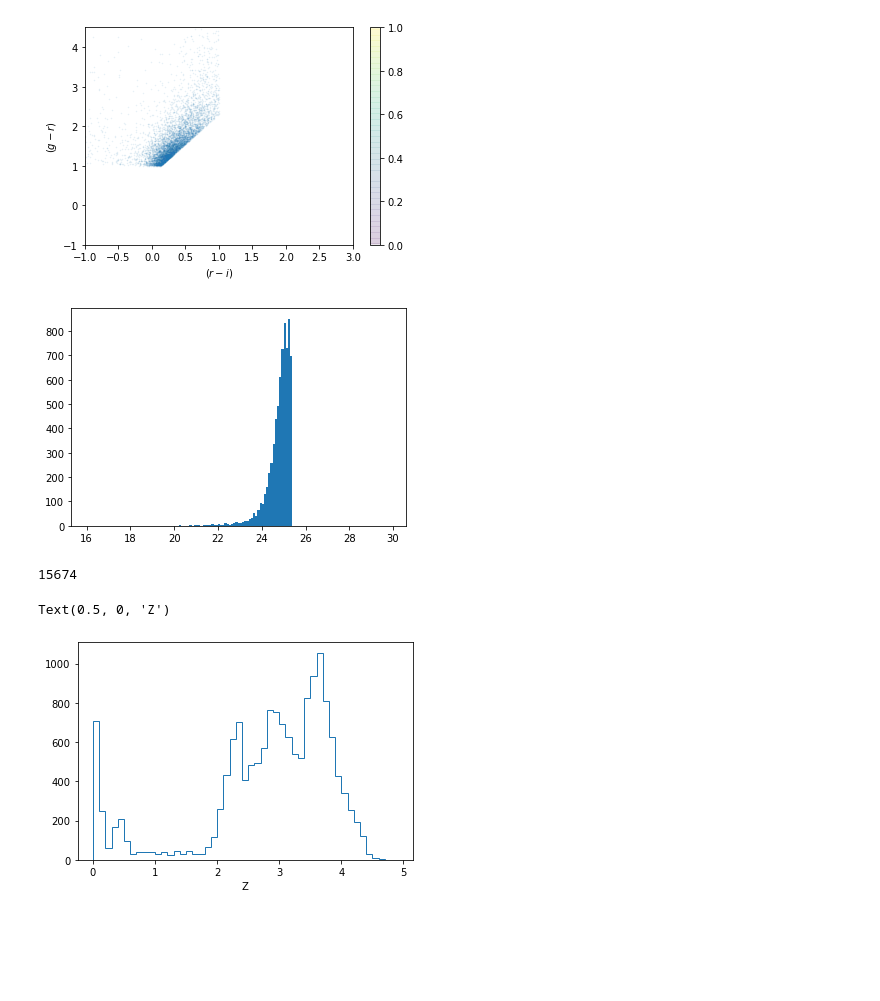
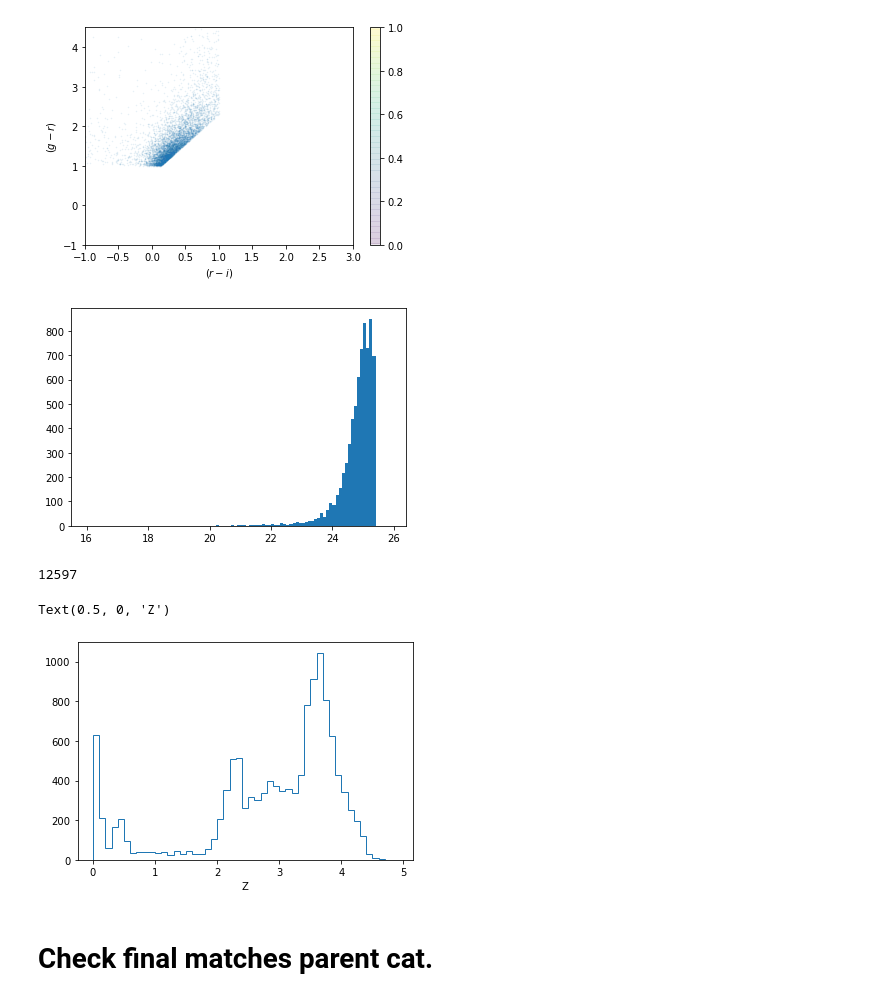
Before and after one commit to michaelJwilson/DESILBG, a Jupyter notebook: target/proposals/docs/vet-targets.ipynb, the cells around one changed output. Saved outputs shown, nothing was run; the diff lists cells and outputs as text; code cells hidden in the pictures; blank space fills up the shorter version.

```diff
--- a/target/proposals/docs/vet-targets.ipynb
+++ b/target/proposals/docs/vet-targets.ipynb
@@ -57,0 +136,6 @@ np.unique(dat['SAMPLE'], return_counts=True)
+# %%
+dups = Table.read('/global/cscratch1/sd/mjwilson/DESILBG/tomog/lbglae-matches.fits')
+# %%
+exclude = np.isin(dat['ID'], dups['ID'])
+
+dat = dat[~exclude]
@@ -99,17 +188,19 @@ pl.colorbar()
 <matplotlib.colorbar.Colorbar at 0x...>
 [figure]
 # %%
-_ = pl.hist(dat['I'][isin], bins=np.arange(16., 30., 0.1))
+_ = pl.hist(dat['I'][isin], bins=np.arange(16., 26., 0.1))
 # %% [output]
-[figure, old version]
+[figure, new version]
 # %%
 len(dat)
 # %% [output]
-15674
+12597
 # %%
 pl.hist(dat['Z_BC03'], bins=np.arange(0.0, 5.0, 0.1), histtype='step')
 
 pl.xlabel('Z')
 # %% [output]
 Text(0.5, 0, 'Z')
-[figure, old version]
+[figure, new version]
+# %% [markdown]
+# Check final matches parent cat.
```
Also changed, not shown: parts of 31 cells of this notebook, 2 other files.
